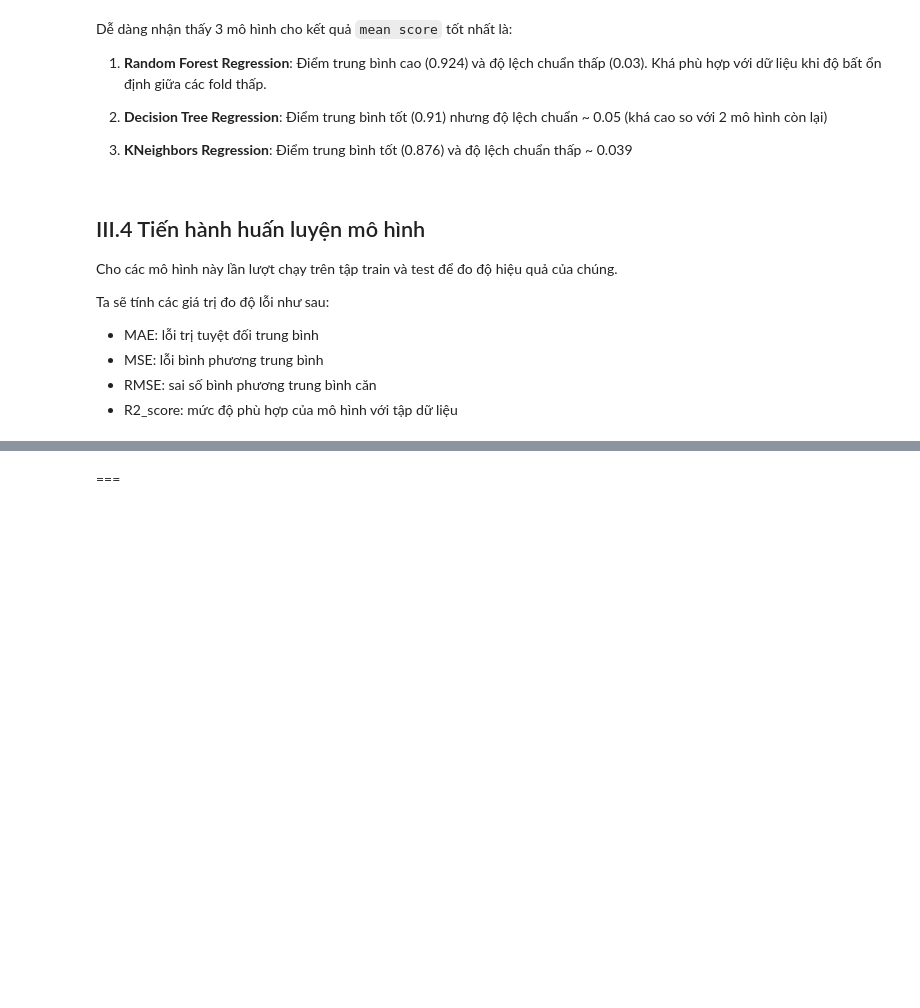
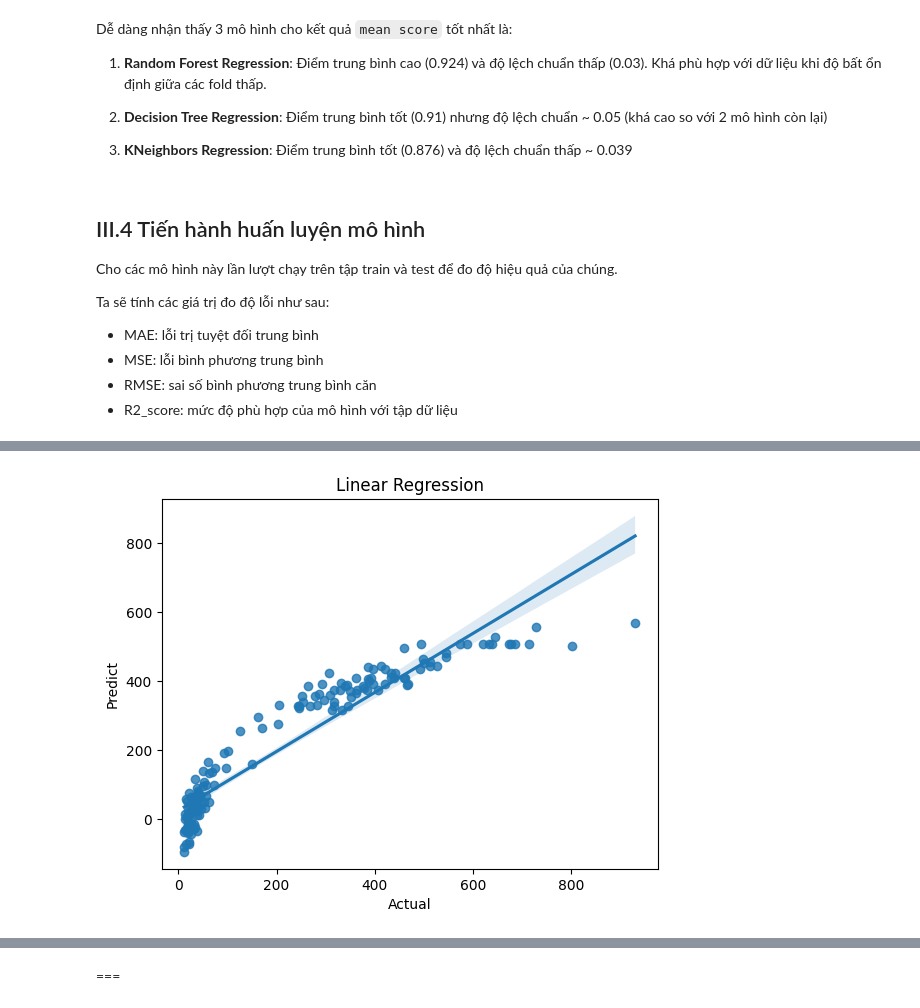
Before and after one commit to GenNyu/Intro2DS, a Jupyter notebook: Build_model_with_feature.ipynb, the cells around one changed output, grey strips where cells are left out. Saved outputs shown, nothing was run; the diff lists cells and outputs as text; code cells hidden in the pictures; blank space fills up the shorter version.

```diff
--- a/Build_model_with_feature.ipynb
+++ b/Build_model_with_feature.ipynb
@@ -417,3 +413,85 @@ Ta sẽ tính các giá trị đo độ lỗi như sau:
 - MSE: lỗi bình phương trung bình
 - RMSE: sai số bình phương trung bình căn
 - R2_score: mức độ phù hợp của mô hình với tập dữ liệu
+# %%
+models = {
+    'Linear Regression': LinearRegression(),
+    #'Polynomial Regression': make_pipeline(PolynomialFeatures(degree=2), LinearRegression()),
+    'Support Vector Regression': SVR(),
+    'Decision Tree Regression': DecisionTreeRegressor(),
+    'Ridge Regression': Ridge(),
+    'Lasso Regression': Lasso(),
+    'KNeighbors Regression': KNeighborsRegressor(),
+    'Random Forest Regression': RandomForestRegressor(),
+    'Polynomial Regression': make_pipeline(PolynomialFeatures(degree=2), LinearRegression())
+}
+
+train_results = []
+test_results = []
+
+
+# Vòng lặp qua từng mô hình
+for model_name, model in models.items():
+    # Huấn luyện mô hình
+    model.fit(X_train, y_train)
+
+    print(f"====== {model_name} ======")
+
+    # Dự đoán trên tập huấn luyện
+    y_pre_train = model.predict(X_train)
+    score_train_mae = mean_absolute_error(y_train, y_pre_train).round(5)
+    mse_score_train = mean_squared_error(y_train, y_pre_train).round(5)
+    rmse_train = mean_squared_error(y_train, y_pre_train, squared=False).round(5)
+    score_r2_train = r2_score(y_train, y_pre_train).round(5)
+    #accuracy_train = accuracy_score(y_train, y_pre_train).round(5)
+
+    print("-----TRAIN-----")
+    print("Train error (MAE): {}".format(score_train_mae))
+    print("Train error (MSE): {}".format(mse_score_train))
+    print("Train error (RMSE): {}".format(rmse_train))
+    print("R2 score : {}".format(score_r2_train))
+    #print("Accuracy score : {}".format(accuracy_train))
+
+     # Ghi kết quả train vào danh sách
+    train_results.append({
+        'Model': model_name,
+        'MAE': score_train_mae,
+        'MSE': mse_score_train,
+        'RMSE': rmse_train,
+        'R2 Score': score_r2_train
+    })
+
+    # Dự đoán trên tập kiểm tra
+    y_pre_test = model.predict(X_test)
+    score_test_mae = mean_absolute_error(y_test, y_pre_test).round(5)
+    mse_score_test = mean_squared_error(y_test, y_pre_test).round(5)
+    rmse_test = mean_squared_error(y_test, y_pre_test, squared=False).round(5)
+    score_r2_test = r2_score(y_test, y_pre_test).round(5)
+    #accuracy_test = accuracy_score(y_test, y_pre_test).round(5)
+    print("-----TEST-----")
+    print("Test error (MAE): {}".format(score_test_mae))
+    print("Test error (MSE): {}".format(mse_score_test))
+    print("Test error (RMSE): {}".format(rmse_test))
+    print("R2 score : {}".format(score_r2_test))
+    #print("Accuracy score : {}".format(accuracy_train))
+
+   # Ghi kết quả test vào danh sách
+    test_results.append({
+        'Model': model_name,
+        'MAE': score_test_mae,
+        'MSE': mse_score_test,
+        'RMSE': rmse_test,
+        'R2 Score': score_r2_test
+    })
+
+    # Vẽ biểu đồ so sánh giá trị thực tế và dự đoán trên tập kiểm tra
+    sns.regplot(x=y_test, y=y_pre_test)
+    plt.title(model_name)
+    plt.xlabel('Actual')
+    plt.ylabel('Predict')
+    plt.show()
+
+# Chuyển danh sách kết quả train và test thành DataFrame
+train_df = pd.DataFrame(train_results)
+test_df = pd.DataFrame(test_results)
+# %% [output]
@@ -419,0 +509 @@ Ta sẽ tính các giá trị đo độ lỗi như sau:
+[figure, added]
```
Also changed, not shown: parts of 8 cells of this notebook.
